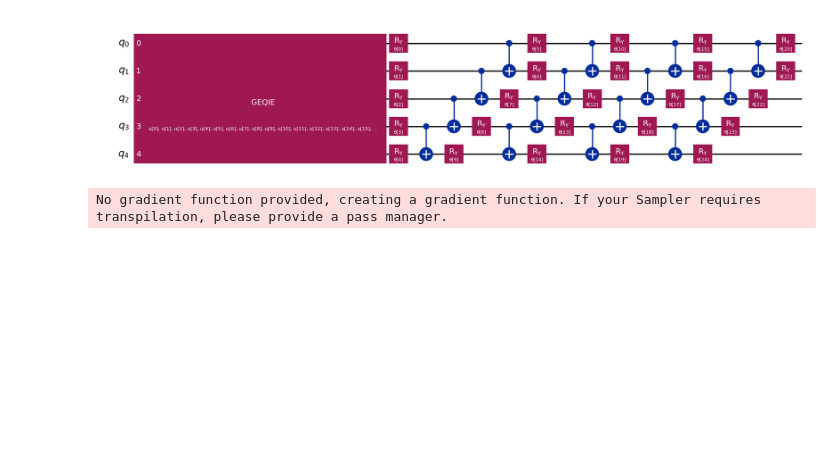
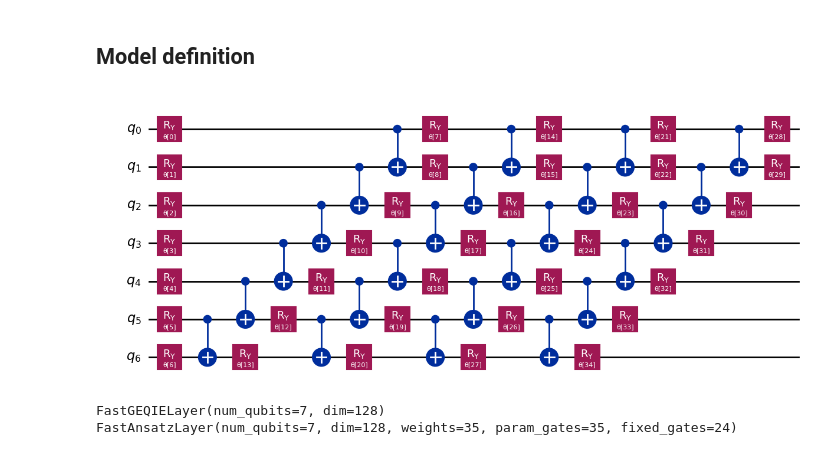
Before and after one commit to merQlab/geqie, a Jupyter notebook: geqie-qml/src/geqie_qml_vqc_layer.ipynb, the cells around one changed output. Saved outputs shown, nothing was run; the diff lists cells and outputs as text; code cells hidden in the pictures; blank space fills up the shorter version.

```diff
--- a/geqie-qml/src/geqie_qml_vqc_layer.ipynb
+++ b/geqie-qml/src/geqie_qml_vqc_layer.ipynb
@@ -13,0 +24,19 @@ import geqie_qml
+# %%
+# plotting
+import plotly.express as px
+import plotly.io as pio
+import plotly.graph_objects as go
+
+from plotly.subplots import make_subplots
+
+pio.templates["latex"] = pio.templates["plotly_white"].update(
+    layout=dict(
+        colorway=px.colors.qualitative.D3,
+        font=dict(
+            family="CMU Serif",
+            # size=24
+        )
+    )
+)
+
+pio.templates.default = "latex"
@@ -14,23 +88,6 @@ import geqie_qml
+# %% [markdown]
+## Model definition
 # %%
-N_QUBITS = 5
+N_QUBITS = 7
 N_CLASSES = 10
 N_LAYERS = 4
-# %%
-pqc = qiskit.QuantumCircuit(N_QUBITS)
-geqie_layer = geqie_qml.GEQIELayer(N_QUBITS)
-test_ansatz = real_amplitudes(N_QUBITS, reps=N_LAYERS)
-
-pqc.compose(geqie_layer, pqc.qubits, inplace=True)
-pqc.compose(test_ansatz, pqc.qubits, inplace=True)
-pqc.draw("mpl")
-# %% [output]
-[figure, removed]
-# %%
-sampler = SamplerQNN(
-    circuit=pqc,
-    input_params=geqie_layer.parameters,
-    weight_params=test_ansatz.parameters,
-    input_gradients=True,
-)
-# %% [output]
-No gradient function provided, creating a gradient function. If your Sampler requires transpilation, please provide a pass manager.
@@ -39,2 +94,15 @@ data = torch.DataLoader("data/train", batch_size=32, shuffle=True)
+# %%
+test_ansatz = real_amplitudes(N_QUBITS, reps=N_LAYERS)
+test_ansatz.draw("mpl")
+# %% [output]
+[figure, added]
+# %%
+geqie_layer  = geqie_qml.FastGEQIELayer(N_QUBITS)
+ansatz_layer = geqie_qml.FastAnsatzLayer(N_QUBITS, test_ansatz)
+print(geqie_layer)
+print(ansatz_layer)
+# %% [output]
+FastGEQIELayer(num_qubits=7, dim=128)
+FastAnsatzLayer(num_qubits=7, dim=128, weights=35, param_gates=35, fixed_gates=24)
 # %%
 model = nn.Sequential(
```
Also changed, not shown: parts of 14 cells of this notebook, 10 other files.
